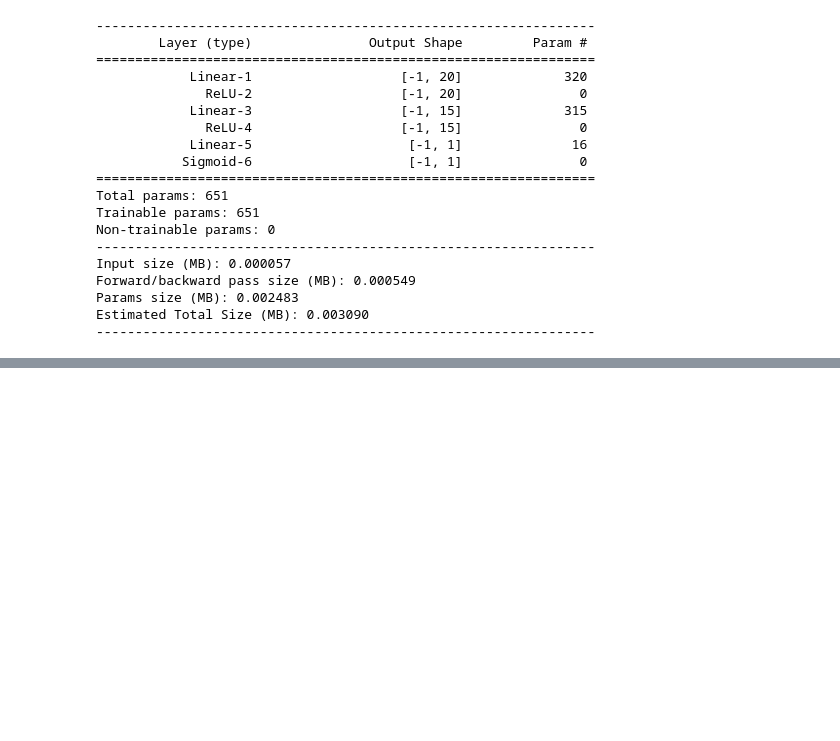
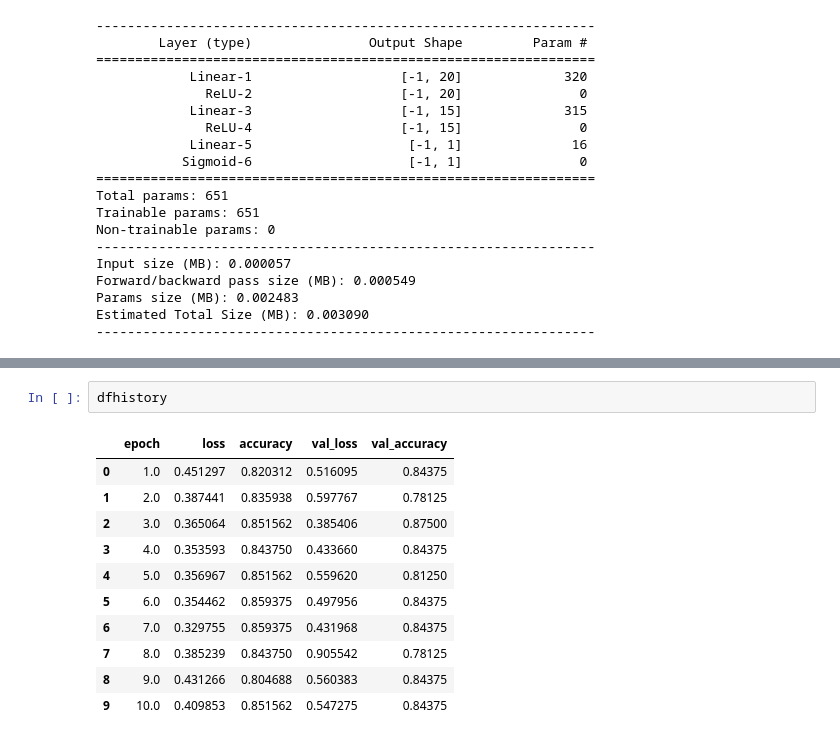
Before and after one commit to NeoRay2100/vscode, a Jupyter notebook: lv1.ipynb, the cells around one changed output, grey strips where cells are left out. Drawn from its saved outputs; the diff is of its cells as text; blank space fills up the shorter version.

```diff
--- a/lv1.ipynb
+++ b/lv1.ipynb
@@ -292,0 +351,14 @@ Adam Adaptive Moment Estimation 本质上是带有动量项的RMSprop 利用梯
+# %%
+dfhistory
+# %% [output]
+|  | epoch | loss | accuracy | val_loss | val_accuracy |
+| 0 | 1.0 | 0.451297 | 0.820312 | 0.516095 | 0.84375 |
+| 1 | 2.0 | 0.387441 | 0.835938 | 0.597767 | 0.78125 |
+| 2 | 3.0 | 0.365064 | 0.851562 | 0.385406 | 0.87500 |
+| 3 | 4.0 | 0.353593 | 0.843750 | 0.433660 | 0.84375 |
+| 4 | 5.0 | 0.356967 | 0.851562 | 0.559620 | 0.81250 |
+| 5 | 6.0 | 0.354462 | 0.859375 | 0.497956 | 0.84375 |
+| 6 | 7.0 | 0.329755 | 0.859375 | 0.431968 | 0.84375 |
+| 7 | 8.0 | 0.385239 | 0.843750 | 0.905542 | 0.78125 |
+| 8 | 9.0 | 0.431266 | 0.804688 | 0.560383 | 0.84375 |
+| 9 | 10.0 | 0.409853 | 0.851562 | 0.547275 | 0.84375 |
```
Also changed, not shown: parts of 13 cells of this notebook.
